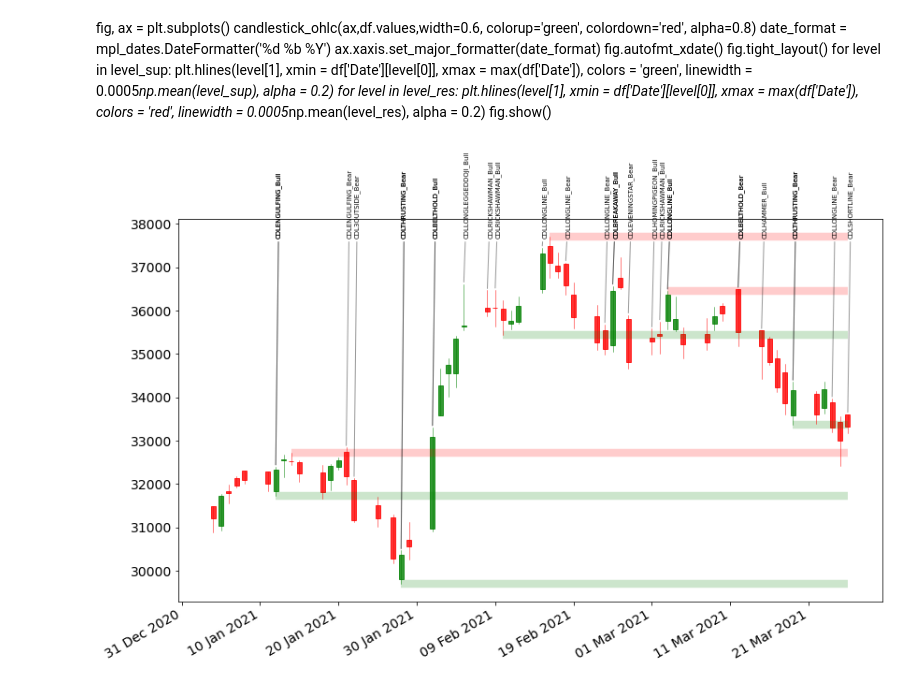
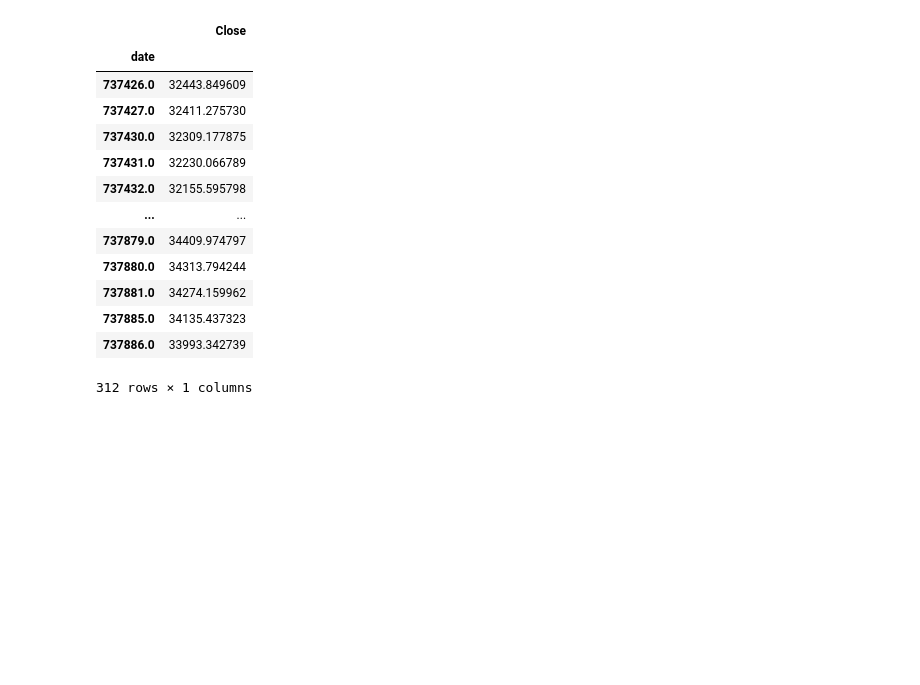
Before and after one commit to thefmled/technical_analysis, a Jupyter notebook: MACD + RSI + EMA + SupRes + Price Patterns.ipynb, the cells around one changed output. Cells and saved outputs as stored; diff of their text form; code cells hidden in the pictures; blank space fills up the shorter version.

```diff
--- a/MACD + RSI + EMA + SupRes + Price Patterns.ipynb
+++ b/MACD + RSI + EMA + SupRes + Price Patterns.ipynb
@@ -25,4 +24,0 @@ fig.show()
-# %%
-df = df.drop(columns=['Date'])
-to_use_later = df
-to_use_later
@@ -106,12 +400,0 @@ for i in range(2,df.shape[0]-2):
-# %% [markdown]
-fig, ax = plt.subplots()
-candlestick_ohlc(ax,df.values,width=0.6, colorup='green', colordown='red', alpha=0.8)
-date_format = mpl_dates.DateFormatter('%d %b %Y')
-ax.xaxis.set_major_formatter(date_format)
-fig.autofmt_xdate()
-fig.tight_layout()
-for level in level_sup:
-    plt.hlines(level[1], xmin = df['Date'][level[0]], xmax = max(df['Date']), colors = 'green', linewidth = 0.0005*np.mean(level_sup), alpha = 0.2)
-for level in level_res:
-    plt.hlines(level[1], xmin = df['Date'][level[0]], xmax = max(df['Date']), colors = 'red', linewidth = 0.0005*np.mean(level_res), alpha = 0.2)
-fig.show()
@@ -292,26 +401,22 @@ df.drop(candle_names, axis = 1, inplace = True)
-# %%
-fig, ax = plt.subplots()
-candlestick_ohlc(ax,df.values,width=0.6, colorup='green', colordown='red', alpha=0.8)
-date_format = mpl_dates.DateFormatter('%d %b %Y')
-ax.xaxis.set_major_formatter(date_format)
-fig.autofmt_xdate()
-fig.tight_layout()
-for level in level_sup:
-    plt.hlines(level[1], xmin = df['Date'][level[0]], xmax = max(df['Date']), colors = 'green', linewidth = 0.0005*np.mean(level_sup+level_res), alpha = 0.2)
-    price = level[1]
-    if df['candlestick_pattern'][level[0]]!='NO_PATTERN':
-        ax.annotate(df['candlestick_pattern'][level[0]], xy=(df['Date'][level[0]], df['High'][level[0]]), xytext=(df['Date'][level[0]], max(df['High'])), arrowprops=dict(arrowstyle="-", alpha = 0.4), rotation=90, fontsize = 7)
-    for i in range(len(df['Date'])):
-        if df['High'][i]>=price and df['Low'][i]<=price and df['candlestick_pattern'][i]!='NO_PATTERN':
-            ax.annotate(df['candlestick_pattern'][i], xy=(df['Date'][i], df['High'][i]), xytext=(df['Date'][i], max(df['High'])), arrowprops=dict(arrowstyle="-", alpha = 0.4), rotation = 90, fontsize = 7)
-for level in level_res:
-    plt.hlines(level[1], xmin = df['Date'][level[0]], xmax = max(df['Date']), colors = 'red', linewidth = 0.0005*np.mean(level_res+level_sup), alpha = 0.2)
-    price = level[1]
-    if df['candlestick_pattern'][level[0]]!='NO_PATTERN':
-        ax.annotate(df['candlestick_pattern'][level[0]], xy=(df['Date'][level[0]], df['High'][level[0]]), xytext=(df['Date'][level[0]], max(df['High'])), arrowprops=dict(arrowstyle="-", alpha = 0.4), rotation = 90, fontsize = 7)
-    for i in range(len(df['Date'])):
-        if df['High'][i]>=price and df['Low'][i]<=price and df['candlestick_pattern'][i]!='NO_PATTERN':
-            ax.annotate(df['candlestick_pattern'][i], xy=(df['Date'][i], df['High'][i]), xytext=(df['Date'][i], max(df['High'])), arrowprops=dict(arrowstyle="-", alpha = 0.4), rotation = 90, fontsize = 7)
-fig.show()
-# %% [output]
-[figure, removed]
+# %%
+exp1 = pd.DataFrame(exp1)
+exp1.set_index(stock.index, inplace = True)
+exp2 = pd.DataFrame(exp2)
+exp2.set_index(stock.index, inplace = True)
+# %%
+exp2
+# %% [output]
+|  | Close |
+| date |  |
+| 737426.0 | 32443.849609 |
+| 737427.0 | 32411.275730 |
+| 737430.0 | 32309.177875 |
+| 737431.0 | 32230.066789 |
+| 737432.0 | 32155.595798 |
+| ... | ... |
+| 737879.0 | 34409.974797 |
+| 737880.0 | 34313.794244 |
+| 737881.0 | 34274.159962 |
+| 737885.0 | 34135.437323 |
+| 737886.0 | 33993.342739 |
+312 rows × 1 columns
```
Also changed, not shown: parts of 13 cells of this notebook, 8 other files.
